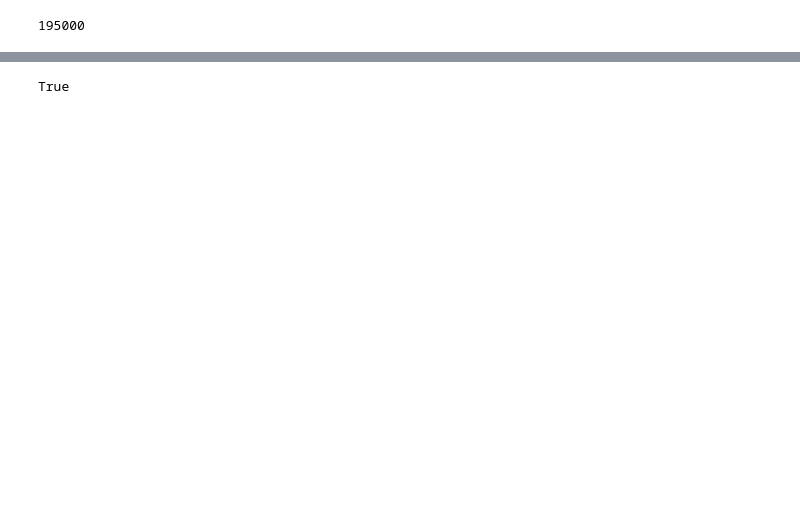
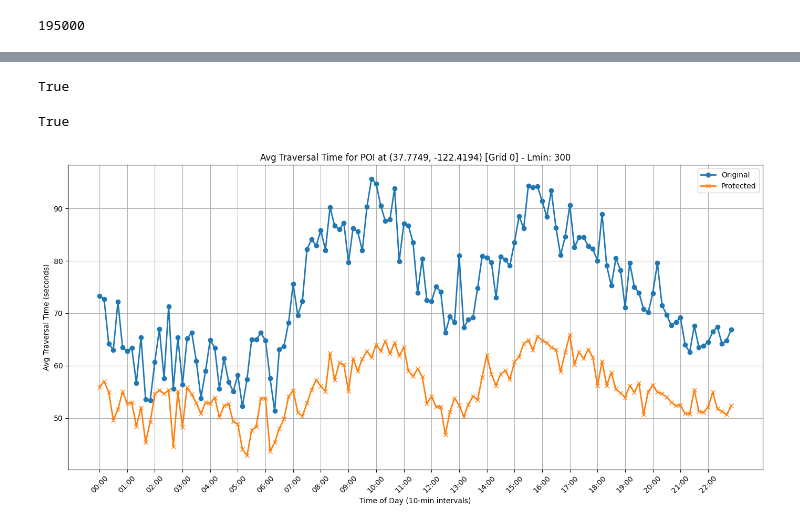
Before and after one commit to aromanrsc/APU-TrajGenPlus, a Jupyter notebook: data_preprocessing/one_set_three_tensors/process_porto_uci_protected_170_350_one_square_1000.ipynb, the cells around one changed output, grey strips where cells are left out. Cells and saved outputs as stored; diff of their text form; code cells hidden in the pictures; blank space fills up the shorter version.

```diff
--- a/data_preprocessing/one_set_three_tensors/process_porto_uci_protected_170_350_one_square_1000.ipynb
+++ b/data_preprocessing/one_set_three_tensors/process_porto_uci_protected_170_350_one_square_1000.ipynb
@@ -553,5 +478,5 @@ Date 2013-08-24 - Number of trajectories: 2388
 # %%
 # Transform from date string to datetime.date all dates in trajectories_by_dates
-trajectories_porto_by_date["date"] = pd.to_datetime(trajectories_porto_by_date["date"])
+trajectories_porto_by_date_1000["date"] = pd.to_datetime(trajectories_porto_by_date_1000["date"])
 
-# protected_by_date["date"] = pd.to_datetime(protected_by_date["date"])
+protected_by_date_1000["date"] = pd.to_datetime(protected_by_date_1000["date"])
@@ -589 +558,16 @@ porto_traffic_map_300 = get_traffic_map_data(porto_weekday_dfs, grid_squares)
+# %%
+save_object(trajectories_porto_by_date_1000, "../../datasets/PaperResults/traffic_maps/one_set_three_tensors/port_trajectories_by_date_1000")
+save_object(protected_by_date_1000, "../../datasets/PaperResults/traffic_maps/one_set_three_tensors/port_protected_trajectories_by_date_1000")
+# %% [output]
+True
+# %%
+point_map_original_1000, flow_map_original_1000, avg_traversal_original_1000, unique_dates_1000, intervals_1000 = get_traffic_map_with_flow(
+    MINUTE_INTERVAL, [bbox_1000], trajectories_porto_by_date_1000,
+    START_TIME=START_TIME, END_TIME=END_TIME
+)
+# %%
+point_map_protected_1000, flow_map_protected_1000, avg_traversal_protected_1000, unique_dates_1000, intervals_1000 = get_traffic_map_with_flow(
+    MINUTE_INTERVAL, [bbox_1000], protected_by_date_1000,
+    START_TIME=START_TIME, END_TIME=END_TIME
+)
 # %%
@@ -592,2 +593,47 @@ save_object(porto_traffic_map_300, TRAFFIC_MAP_ORIGINAL_PATH)
 # %% [output]
 True
+# %%
+def plot_avg_traversal_aggregated_for_poi(
+    lat, lon,
+    grid_squares,
+    avg_traversal_original,
+    avg_traversal_protected,
+    lmin="300"
+):
+    """
+    Plot aggregated average traversal (waiting) time over all days
+    for a POI grid cell, for each 10-min interval of the day.
+    """
+    grid_idx =0
+
+    plt.figure(figsize=(14, 7))
+
+    # Aggregate (mean across all days) per time interval
+    original_series = np.nanmean(avg_traversal_original[grid_idx, :, :], axis=1)
+    protected_series = np.nanmean(avg_traversal_protected[grid_idx, :, :], axis=1)
+    time_steps = np.arange(len(original_series))
+
+    plt.plot(time_steps, original_series, marker='o', label='Original', linewidth=2)
+    plt.plot(time_steps, protected_series, marker='x', label='Protected', linewidth=2)
+
+    # Format x-axis as HH:MM based on 10-min intervals
+    num_steps = len(time_steps)
+    time_labels = [f"{(t * 10) // 60:02}:{(t * 10) % 60:02}" for t in range(num_steps)]
+    plt.xticks(ticks=np.arange(0, num_steps, 6), labels=time_labels[::6], rotation=45)
+
+    plt.title(f"Avg Traversal Time for POI at ({lat}, {lon}) [Grid {grid_idx}] - Lmin: {lmin}")
+    plt.xlabel("Time of Day (10-min intervals)")
+    plt.ylabel("Avg Traversal Time (seconds)")
+    plt.legend()
+    plt.grid(True)
+    plt.tight_layout()
+    plt.show()
+
+plot_avg_traversal_aggregated_for_poi(
+    lat=37.7749, lon=-122.4194,
+    grid_squares=[bbox_1000],
+    avg_traversal_original=avg_traversal_original_1000,
+    avg_traversal_protected=avg_traversal_protected_1000
+)
+# %% [output]
+[figure, added]
```
Also changed, not shown: parts of 36 cells of this notebook, 2 other files.
